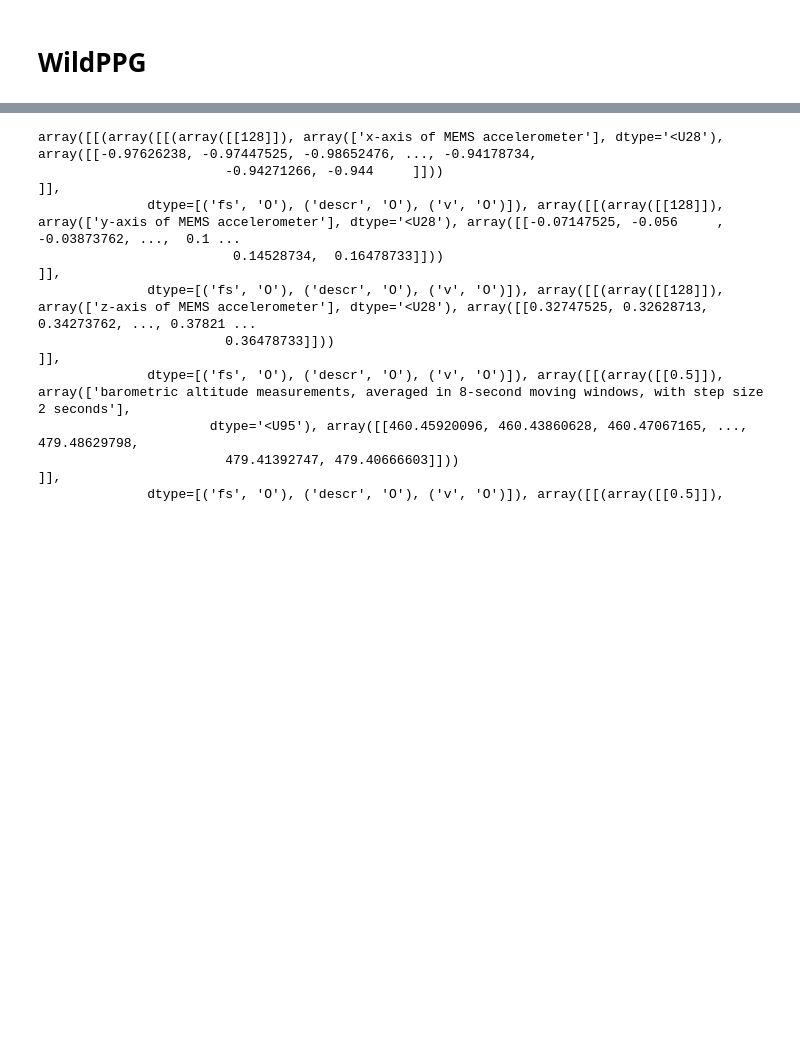
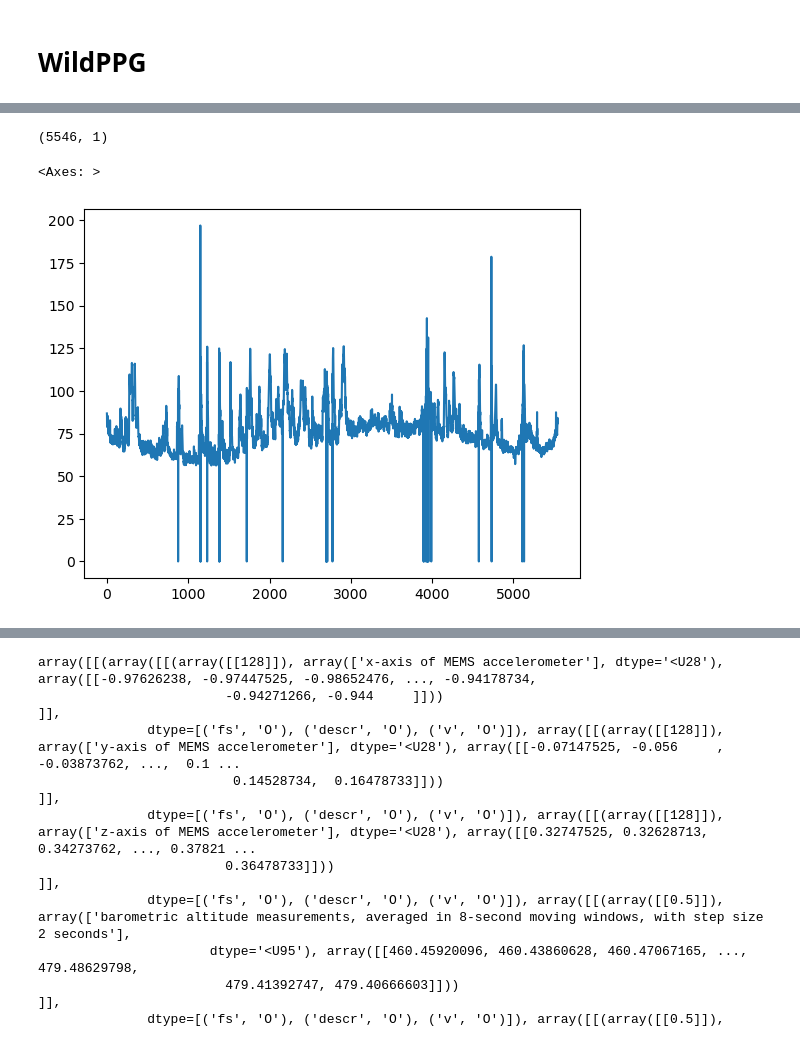
Before and after one commit to Taobyte/thesis, a Jupyter notebook: src/notebooks/dataset_exploration.ipynb, the cells around one changed output, grey strips where cells are left out. Cells and saved outputs as stored; diff of their text form; code cells hidden in the pictures; blank space fills up the shorter version.

```diff
--- a/src/notebooks/dataset_exploration.ipynb
+++ b/src/notebooks/dataset_exploration.ipynb
@@ -361,0 +382,8 @@ datadir="C:/Users/cleme/ETH/Master/Thesis/data/euler/wildppg_preprocessed/"
+# %%
+hr = data['data_bpm_values'][i,0]
+print(hr.shape)
+pd.Series(hr.squeeze()).plot()
+# %% [output]
+(5546, 1)
+<Axes: >
+[figure, added]
```
Also changed, not shown: parts of 7 cells of this notebook, 7 other files.
